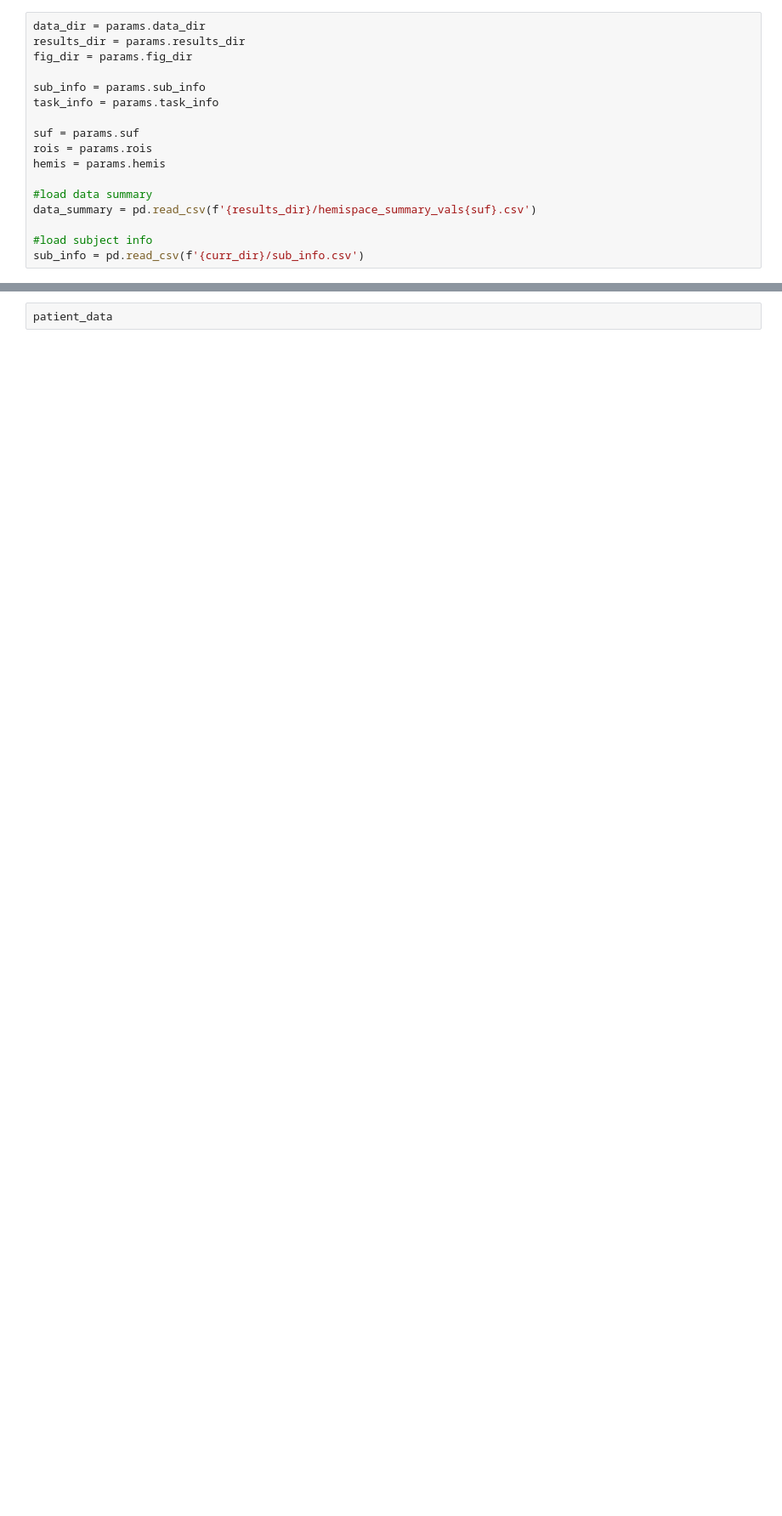
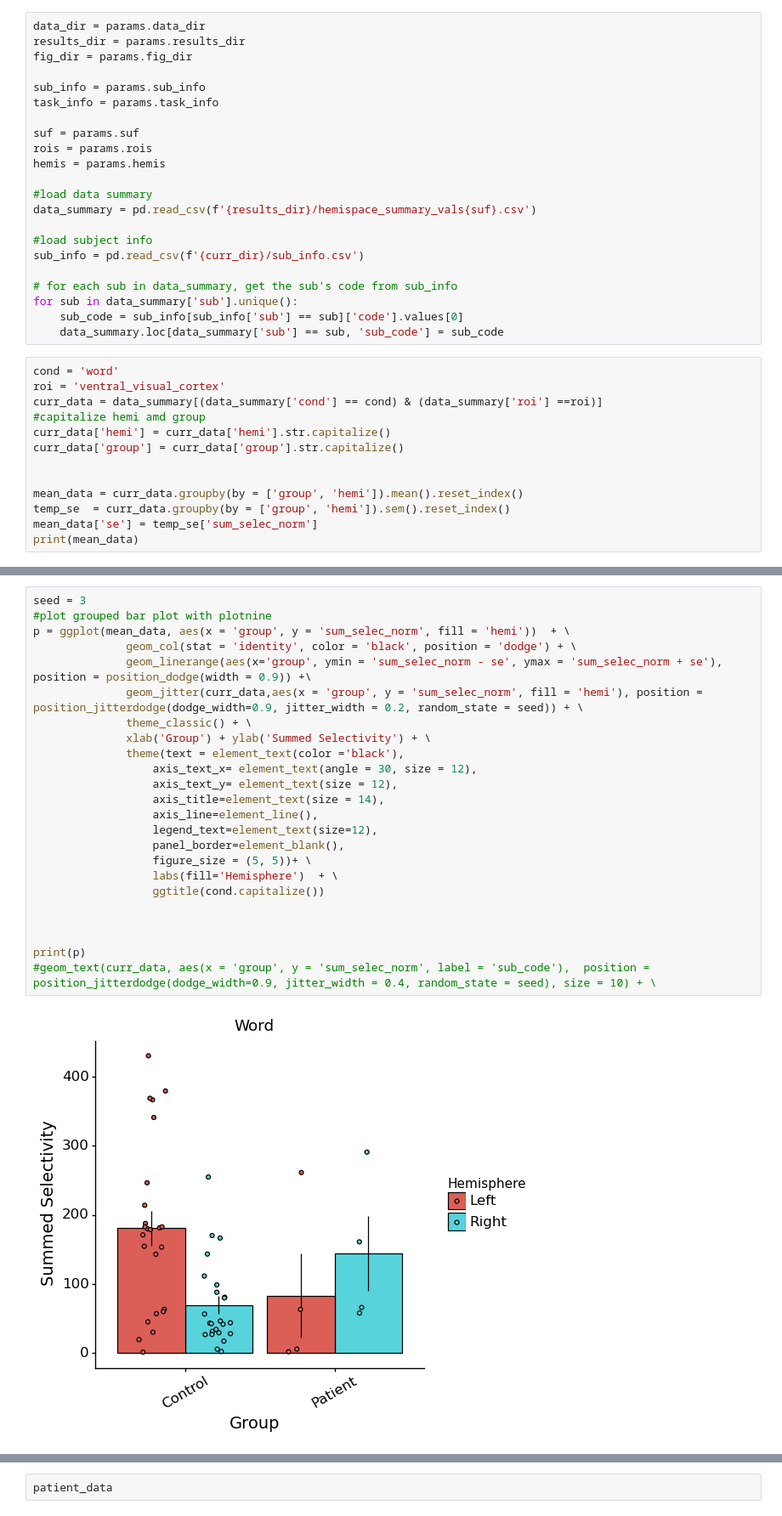
Before and after one commit to vayzenb/hemispace, a Jupyter notebook: analyses/create_figs.ipynb, the cells around one changed output, grey strips where cells are left out. Shown at 85% size. Cells and saved outputs as stored; diff of their text form; blank space fills up the shorter version.

```diff
--- a/analyses/create_figs.ipynb
+++ b/analyses/create_figs.ipynb
@@ -33,3 +35,21 @@ data_summary = pd.read_csv(f'{results_dir}/hemispace_summary_vals{suf}.csv')
 
 #load subject info
 sub_info = pd.read_csv(f'{curr_dir}/sub_info.csv')
+
+# for each sub in data_summary, get the sub's code from sub_info
+for sub in data_summary['sub'].unique():
+    sub_code = sub_info[sub_info['sub'] == sub]['code'].values[0]
+    data_summary.loc[data_summary['sub'] == sub, 'sub_code'] = sub_code
+# %%
+cond = 'word'
+roi = 'ventral_visual_cortex'
+curr_data = data_summary[(data_summary['cond'] == cond) & (data_summary['roi'] ==roi)]
+#capitalize hemi amd group
+curr_data['hemi'] = curr_data['hemi'].str.capitalize()
+curr_data['group'] = curr_data['group'].str.capitalize()
+
+
+mean_data = curr_data.groupby(by = ['group', 'hemi']).mean().reset_index()
+temp_se  = curr_data.groupby(by = ['group', 'hemi']).sem().reset_index()
+mean_data['se'] = temp_se['sum_selec_norm']
+print(mean_data)
@@ -35,0 +76,26 @@ sub_info = pd.read_csv(f'{curr_dir}/sub_info.csv')
+# %%
+seed = 3
+#plot grouped bar plot with plotnine
+p = ggplot(mean_data, aes(x = 'group', y = 'sum_selec_norm', fill = 'hemi'))  + \
+              geom_col(stat = 'identity', color = 'black', position = 'dodge') + \
+              geom_linerange(aes(x='group', ymin = 'sum_selec_norm - se', ymax = 'sum_selec_norm + se'), position = position_dodge(width = 0.9)) +\
+              geom_jitter(curr_data,aes(x = 'group', y = 'sum_selec_norm', fill = 'hemi'), position = position_jitterdodge(dodge_width=0.9, jitter_width = 0.2, random_state = seed)) + \
+              theme_classic() + \
+              xlab('Group') + ylab('Summed Selectivity') + \
+              theme(text = element_text(color ='black'),
+                  axis_text_x= element_text(angle = 30, size = 12),
+                  axis_text_y= element_text(size = 12),
+                  axis_title=element_text(size = 14),
+                  axis_line=element_line(),
+                  legend_text=element_text(size=12),
+                  panel_border=element_blank(),
+                  figure_size = (5, 5))+ \
+                  labs(fill='Hemisphere')  + \
+                  ggtitle(cond.capitalize())
+
+
+
+print(p)
+#geom_text(curr_data, aes(x = 'group', y = 'sum_selec_norm', label = 'sub_code'),  position = position_jitterdodge(dodge_width=0.9, jitter_width = 0.4, random_state = seed), size = 10) + \
+# %% [output]
+[figure, added]
```
Also changed, not shown: parts of 4 cells of this notebook, 19 other files.
